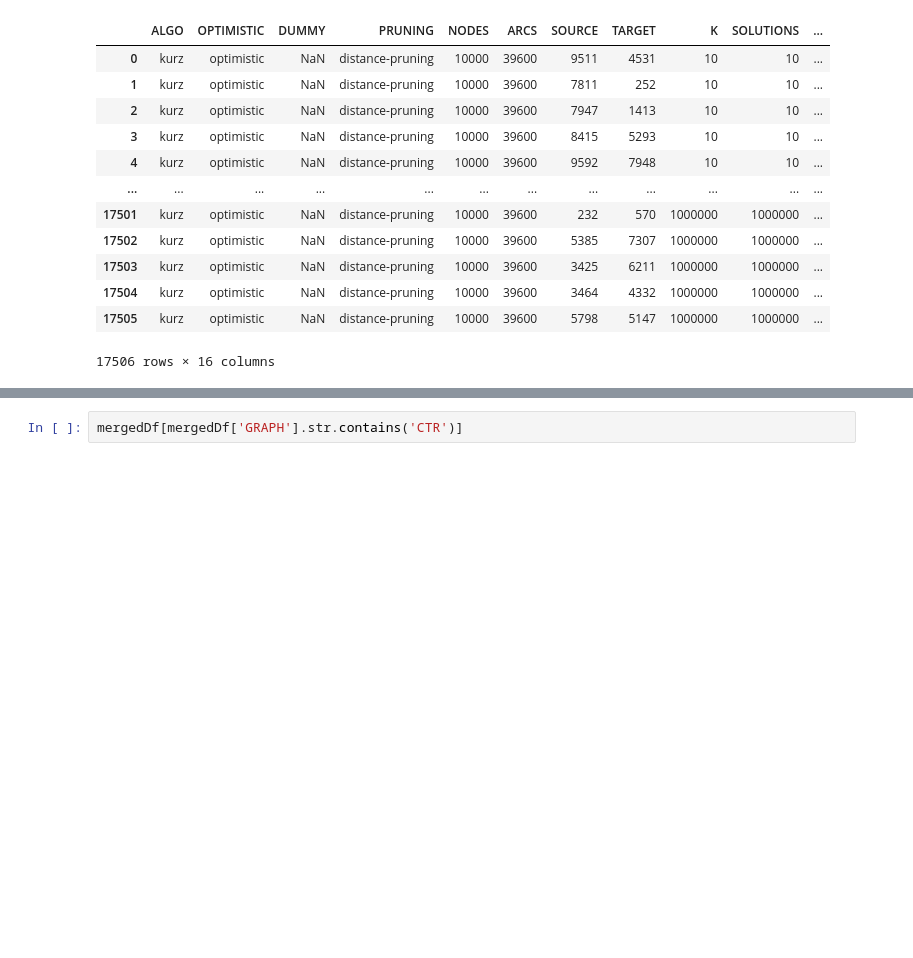
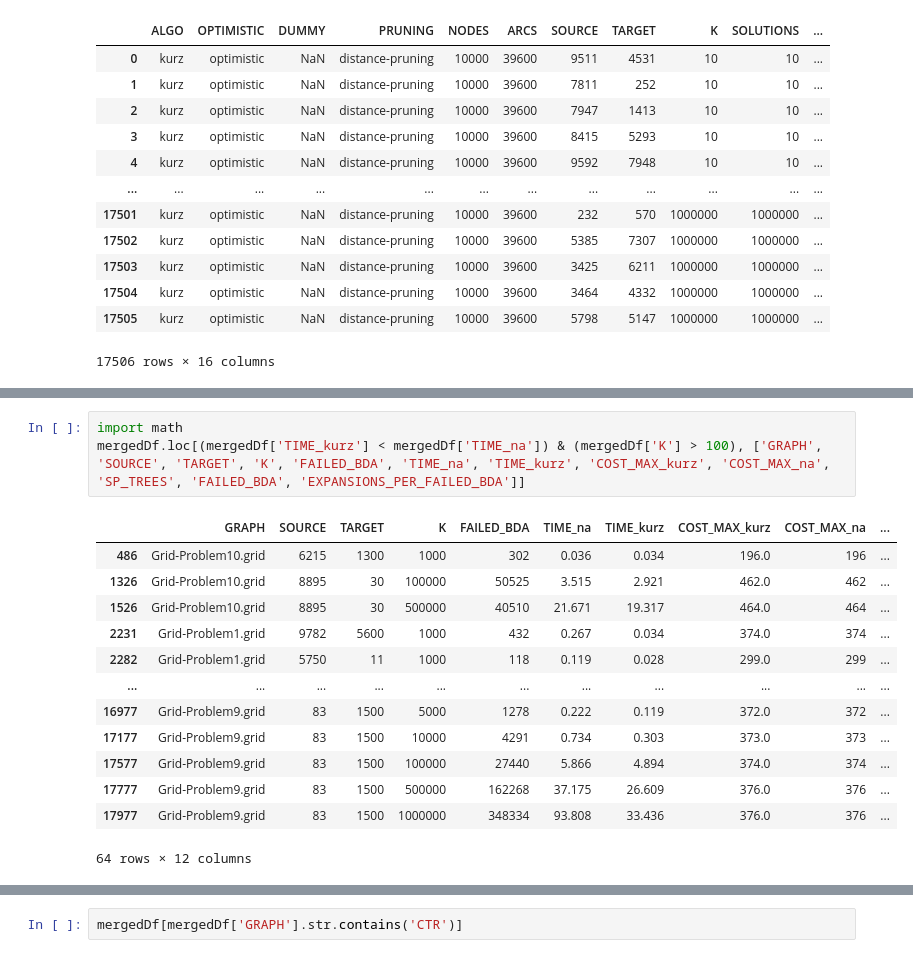
Before and after one commit to maristanyPedro/kshortestpaths, a Jupyter notebook: results/evaluationGrids.ipynb, the cells around one changed output, grey strips where cells are left out. Cells and saved outputs as stored; diff of their text form; blank space fills up the shorter version.

```diff
--- a/results/evaluationGrids.ipynb
+++ b/results/evaluationGrids.ipynb
@@ -75,2 +98,19 @@ mergedDf
+# %%
+import math
+mergedDf.loc[(mergedDf['TIME_kurz'] < mergedDf['TIME_na']) & (mergedDf['K'] > 100), ['GRAPH', 'SOURCE', 'TARGET', 'K', 'FAILED_BDA', 'TIME_na', 'TIME_kurz', 'COST_MAX_kurz', 'COST_MAX_na', 'SP_TREES', 'FAILED_BDA', 'EXPANSIONS_PER_FAILED_BDA']]
+# %% [output]
+|  | GRAPH | SOURCE | TARGET | K | FAILED_BDA | TIME_na | TIME_kurz | COST_MAX_kurz | COST_MAX_na | ... |
+| 486 | Grid-Problem10.grid | 6215 | 1300 | 1000 | 302 | 0.036 | 0.034 | 196.0 | 196 | ... |
+| 1326 | Grid-Problem10.grid | 8895 | 30 | 100000 | 50525 | 3.515 | 2.921 | 462.0 | 462 | ... |
+| 1526 | Grid-Problem10.grid | 8895 | 30 | 500000 | 40510 | 21.671 | 19.317 | 464.0 | 464 | ... |
+| 2231 | Grid-Problem1.grid | 9782 | 5600 | 1000 | 432 | 0.267 | 0.034 | 374.0 | 374 | ... |
+| 2282 | Grid-Problem1.grid | 5750 | 11 | 1000 | 118 | 0.119 | 0.028 | 299.0 | 299 | ... |
+| ... | ... | ... | ... | ... | ... | ... | ... | ... | ... | ... |
+| 16977 | Grid-Problem9.grid | 83 | 1500 | 5000 | 1278 | 0.222 | 0.119 | 372.0 | 372 | ... |
+| 17177 | Grid-Problem9.grid | 83 | 1500 | 10000 | 4291 | 0.734 | 0.303 | 373.0 | 373 | ... |
+| 17577 | Grid-Problem9.grid | 83 | 1500 | 100000 | 27440 | 5.866 | 4.894 | 374.0 | 374 | ... |
+| 17777 | Grid-Problem9.grid | 83 | 1500 | 500000 | 162268 | 37.175 | 26.609 | 376.0 | 376 | ... |
+| 17977 | Grid-Problem9.grid | 83 | 1500 | 1000000 | 348334 | 93.808 | 33.436 | 376.0 | 376 | ... |
+64 rows × 12 columns
 # %%
 from scipy.stats import gmean
```
Also changed, not shown: parts of 10 cells of this notebook, 7 other files.
